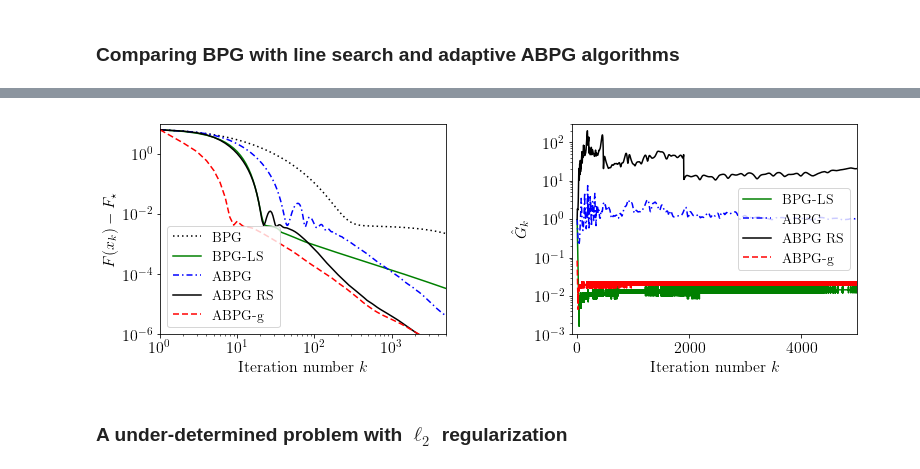
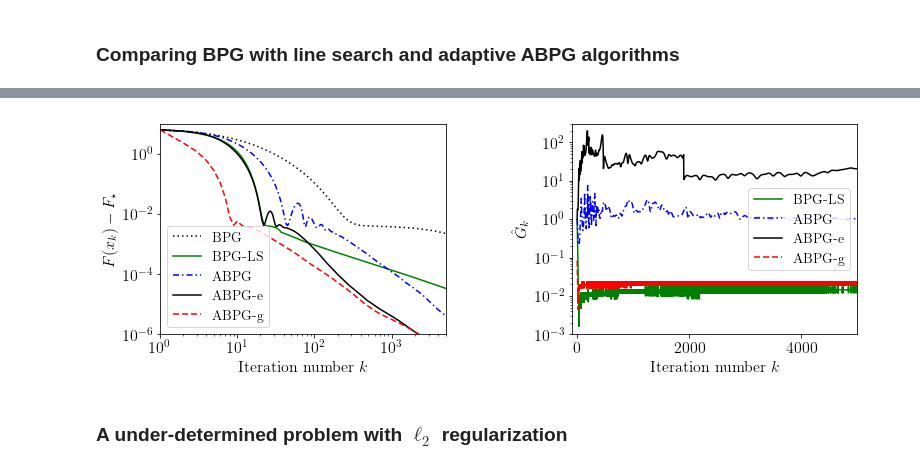
Before and after one commit to microsoft/accbpg, a Jupyter notebook: ipynb/ex_Poisson_L2.ipynb, the cells around one changed output, grey strips where cells are left out. Saved outputs shown, nothing was run; the diff lists cells and outputs as text; code cells hidden in the pictures.

```diff
--- a/ipynb/ex_Poisson_L2.ipynb
+++ b/ipynb/ex_Poisson_L2.ipynb
@@ -107,32 +107,32 @@ BPG_LS method for min_{x in C} F(x) = f(x) + Psi(x)
 # %%
 # Plot the objective gap and estimated gains for triangle scaling
 fig, _ = plt.subplots(1, 2, figsize=(11, 4))
 
-labels = [r"BPG", r"BPG-LS", r"ABPG", r"ABPG RS", r"ABPG-g", r"ABPG-g RS"]
+labels = [r"BPG", r"BPG-LS", r"ABPG", r"ABPG-e", r"ABPG-g"]
 styles = ['k:', 'g-', 'b-.', 'k-', 'r--']
 dashes = [[1,2], [], [4,2,1,2], [], [4,2]]
 
 ax1 = plt.subplot(1, 2, 1)
 y_vals = [F00, FLS, F20, F2e, F2g]
 accbpg.plot_comparisons(ax1, y_vals, labels, x_vals=[], plotdiff=True, yscale="log", xscale="log", xlim=[1, 5000], ylim=[1e-6, 10],
                         xlabel=r"Iteration number $k$", ylabel=r"$F(x_k)-F_\star$", legendloc="lower left",
                         linestyles=styles, linedash=dashes)
 
 ax2 = plt.subplot(1, 2, 2)
 y_vals = [GLS, G20, G2e, G2g]
 accbpg.plot_comparisons(ax2, y_vals, labels[1:], x_vals=[], plotdiff=False, yscale="log", xlim=[-100, 5000], ylim=[1e-3, 300],
                         xlabel=r"Iteration number $k$", ylabel=r'$\hat{G}_k$', legendloc="center right",
                         linestyles=styles[1:], linedash=dashes[1:])
 
 plt.tight_layout(w_pad=4)
 plt.show()
 # pad = 0.05
 # extent = ax1.get_tightbbox(fig.canvas.renderer).expanded(1+pad, 1+pad).transformed(fig.dpi_scale_trans.inverted())
 # fig.savefig('./figures/Poisson_m200n100adapt_loglog.pdf', format='pdf', bbox_inches=extent)
 # extent = ax2.get_tightbbox(fig.canvas.renderer).expanded(1+pad, 1+pad).transformed(fig.dpi_scale_trans.inverted())
 # fig.savefig('./figures/Poisson_m200n100adapt_gains.pdf', format='pdf', bbox_inches=extent)
 # %% [output]
-[figure, old version]
+[figure, new version]
 # %% [markdown]
 ### A under-determined problem with $\ell_2$ regularization
 # %%
```
Also changed, not shown: parts of 4 cells of this notebook, 2 other files.
